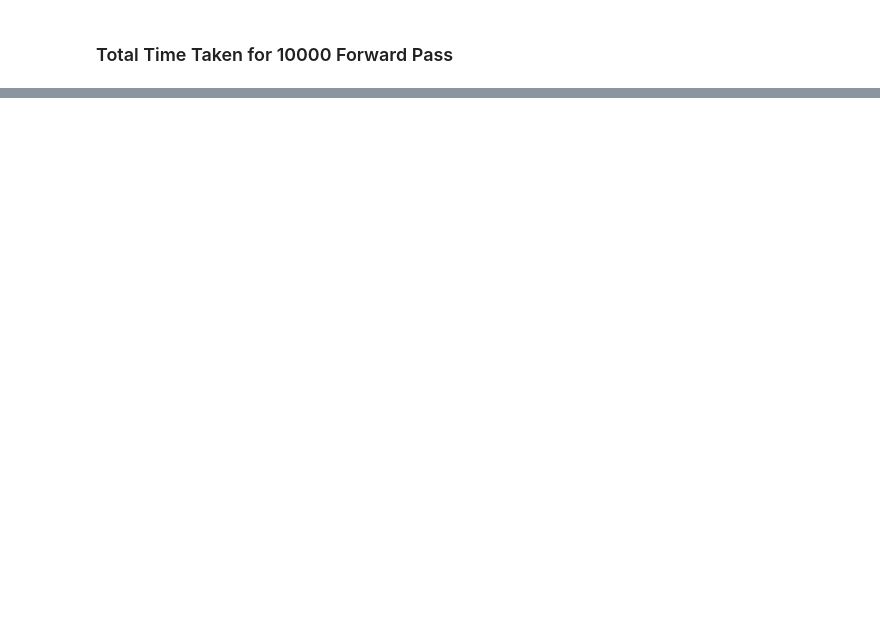
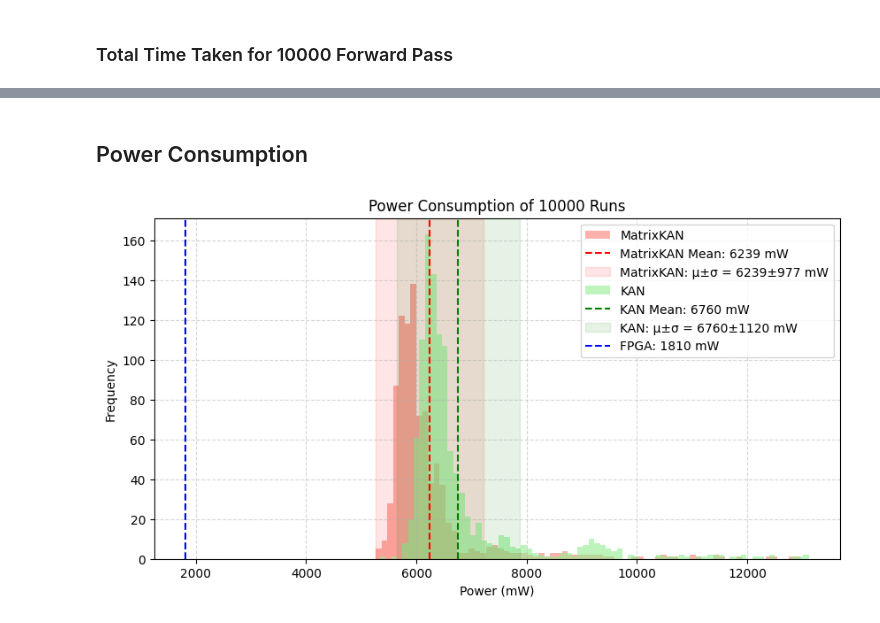
Before and after one commit to KantaphatLeelakunwet/MatrixKAN, a Jupyter notebook: eval_spline.ipynb, the cells around one changed output, grey strips where cells are left out. Cells and saved outputs as stored; diff of their text form; code cells hidden in the pictures; blank space fills up the shorter version.

```diff
--- a/eval_spline.ipynb
+++ b/eval_spline.ipynb
@@ -137,0 +349,45 @@ sum(matkan_times)
+# %% [markdown]
+## Power Consumption
+# %%
+import pandas as pd
+
+matkan_power = pd.read_csv("./log/matkan_power.csv", header=None)
+kan_power = pd.read_csv("./log/kan_power.csv", header=None)
+fpga_power = 1.81 * 1000 # Estimate from Vitis HLS
+
+matkan_power = np.sort(matkan_power)
+kan_power = np.sort(kan_power)
+
+# Calculate statistics
+matkan_mean_power = matkan_power.mean()
+matkan_std_power = matkan_power.std()
+kan_mean_power = kan_power.mean()
+kan_std_power = kan_power.std()
+
+# Freedman-Diaconis
+matkan_power_bins = fd_nbins(matkan_power)
+kan_power_bins = fd_nbins(kan_power)
+
+plt.figure(figsize=(10, 5))
+
+# MatrixKAN
+plt.hist(matkan_power, bins=matkan_power_bins, alpha=0.6, label="MatrixKAN", color="salmon")
+plt.axvline(matkan_mean_power, color='red', linestyle='--', linewidth=1.5, label=f'MatrixKAN Mean: {round(matkan_mean_power)} mW')
+plt.axvspan(matkan_mean_power - matkan_std_power, matkan_mean_power + matkan_std_power, color='red', alpha=0.1, label=f'MatrixKAN: μ±σ = {round(matkan_mean_power)}±{round(matkan_std_power)} mW')
+
+# KAN
+plt.hist(kan_power, bins=kan_power_bins, alpha=0.6, label="KAN", color="lightgreen")
+plt.axvline(kan_mean_power, color='green', linestyle='--', linewidth=1.5, label=f'KAN Mean: {round(kan_mean_power)} mW')
+plt.axvspan(kan_mean_power - kan_std_power, kan_mean_power + kan_std_power, color='green', alpha=0.1, label=f'KAN: μ±σ = {round(kan_mean_power)}±{round(kan_std_power)} mW')
+
+# Ours
+plt.axvline(fpga_power, color='blue', linestyle='--', linewidth=1.5, label=f'FPGA: {round(fpga_power)} mW')
+
+plt.xlabel("Power (mW)")
+plt.ylabel("Frequency")
+plt.title(f"Power Consumption of {num_iter} Runs")
+plt.legend()
+plt.grid(linestyle='--', alpha=0.5)
+plt.show()
+# %% [output]
+[figure, added]
```
Also changed, not shown: parts of 27 cells of this notebook.
